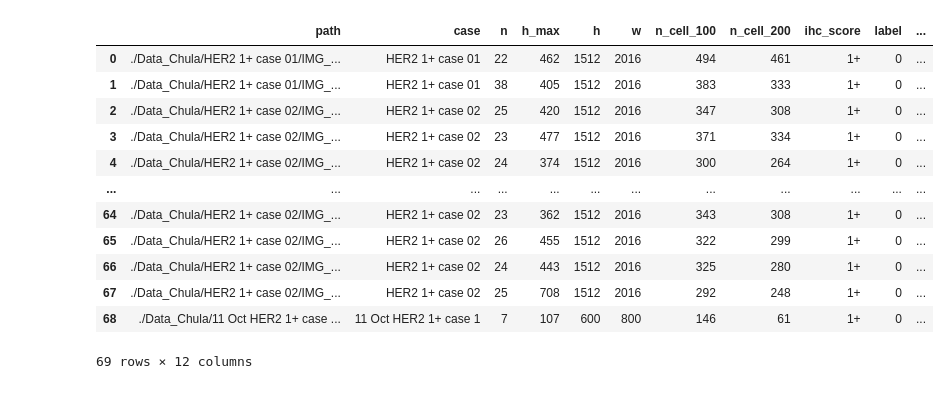
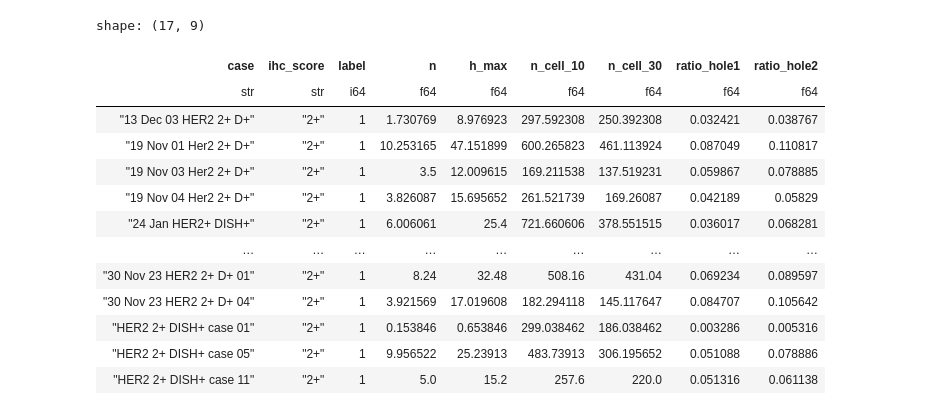
Before and after one commit to Surayuth/her2ml, a Jupyter notebook: notebooks/eda_line_feat3.ipynb, the cells around one changed output. Saved outputs shown, nothing was run; the diff lists cells and outputs as text; code cells hidden in the pictures.

```diff
--- a/notebooks/eda_line_feat3.ipynb
+++ b/notebooks/eda_line_feat3.ipynb
@@ -3,10 +3,10 @@ import polars as pl
 import seaborn as sns
 import matplotlib.pyplot as plt
 # %%
-df = pl.read_csv("/home/surayuth/her2/extracted_features/linefeat_v3|scale_0.5|minhole_10|n_cell_100|n_cell_200|min_cont_0.05.csv") \
+df = pl.read_csv("/home/surayuth/her2/extracted_features/linefeat_v3|scale_0.5|minhole_10|n_cell_10|n_cell_30|min_cont_0.1.csv") \
     .with_columns(
-        (pl.col("h_max") / pl.col("n_cell_100")).alias("ratio_hole1"),
-        (pl.col("h_max") / pl.col("n_cell_200")).alias("ratio_hole2")
+        (pl.col("h_max") / pl.col("n_cell_10")).alias("ratio_hole1"),
+        (pl.col("h_max") / pl.col("n_cell_30")).alias("ratio_hole2")
     )
 # %%
 df
@@ -78,0 +49,16 @@ shape: (21, 3)
+# %%
+agg = df \
+    .group_by("case") \
+    .agg(
+        pl.col("ihc_score").first(),
+        pl.col("label").first(),
+        pl.col("n").mean(),
+        pl.col("h_max").mean(),
+        pl.col("n_cell_10").mean(),
+        pl.col("n_cell_30").mean(),
+        pl.col("ratio_hole1").mean(),
+        pl.col("ratio_hole2").mean()
+    ) \
+    .sort("label", "ihc_score", "case")
+
+agg
@@ -79,21 +86,21 @@ shape: (21, 3)
 # %%
-df \
+agg \
+    .filter(pl.col("ihc_score") == "2+") \
     .filter(
-        (pl.col("ihc_score") == "1+") &
-        (pl.col("ratio_hole2") >= 1)
-    ) \
-    .to_pandas()
+        pl.col("ratio_hole1") < 0.1
+    )
 # %% [output]
+shape: (17, 9)
-|  | path | case | n | h_max | h | w | n_cell_100 | n_cell_200 | ihc_score | label | ... |
-| 0 | ./Data_Chula/HER2 1+ case 01/IMG_... | HER2 1+ case 01 | 22 | 462 | 1512 | 2016 | 494 | 461 | 1+ | 0 | ... |
-| 1 | ./Data_Chula/HER2 1+ case 01/IMG_... | HER2 1+ case 01 | 38 | 405 | 1512 | 2016 | 383 | 333 | 1+ | 0 | ... |
-| 2 | ./Data_Chula/HER2 1+ case 02/IMG_... | HER2 1+ case 02 | 25 | 420 | 1512 | 2016 | 347 | 308 | 1+ | 0 | ... |
-| 3 | ./Data_Chula/HER2 1+ case 02/IMG_... | HER2 1+ case 02 | 23 | 477 | 1512 | 2016 | 371 | 334 | 1+ | 0 | ... |
-| 4 | ./Data_Chula/HER2 1+ case 02/IMG_... | HER2 1+ case 02 | 24 | 374 | 1512 | 2016 | 300 | 264 | 1+ | 0 | ... |
-| ... | ... | ... | ... | ... | ... | ... | ... | ... | ... | ... | ... |
-| 64 | ./Data_Chula/HER2 1+ case 02/IMG_... | HER2 1+ case 02 | 23 | 362 | 1512 | 2016 | 343 | 308 | 1+ | 0 | ... |
-| 65 | ./Data_Chula/HER2 1+ case 02/IMG_... | HER2 1+ case 02 | 26 | 455 | 1512 | 2016 | 322 | 299 | 1+ | 0 | ... |
-| 66 | ./Data_Chula/HER2 1+ case 02/IMG_... | HER2 1+ case 02 | 24 | 443 | 1512 | 2016 | 325 | 280 | 1+ | 0 | ... |
-| 67 | ./Data_Chula/HER2 1+ case 02/IMG_... | HER2 1+ case 02 | 25 | 708 | 1512 | 2016 | 292 | 248 | 1+ | 0 | ... |
-| 68 | ./Data_Chula/11 Oct HER2 1+ case ... | 11 Oct HER2 1+ case 1 | 7 | 107 | 600 | 800 | 146 | 61 | 1+ | 0 | ... |
+| case | ihc_score | label | n | h_max | n_cell_10 | n_cell_30 | ratio_hole1 | ratio_hole2 |
+| str | str | i64 | f64 | f64 | f64 | f64 | f64 | f64 |
+| "13 Dec 03 HER2 2+ D+" | "2+" | 1 | 1.730769 | 8.976923 | 297.592308 | 250.392308 | 0.032421 | 0.038767 |
+| "19 Nov 01 Her2 2+ D+" | "2+" | 1 | 10.253165 | 47.151899 | 600.265823 | 461.113924 | 0.087049 | 0.110817 |
+| "19 Nov 03 Her2 2+ D+" | "2+" | 1 | 3.5 | 12.009615 | 169.211538 | 137.519231 | 0.059867 | 0.078885 |
+| "19 Nov 04 Her2 2+ D+" | "2+" | 1 | 3.826087 | 15.695652 | 261.521739 | 169.26087 | 0.042189 | 0.05829 |
+| "24 Jan HER2+ DISH+" | "2+" | 1 | 6.006061 | 25.4 | 721.660606 | 378.551515 | 0.036017 | 0.068281 |
+| … | … | … | … | … | … | … | … | … |
+| "30 Nov 23 HER2 2+ D+ 01" | "2+" | 1 | 8.24 | 32.48 | 508.16 | 431.04 | 0.069234 | 0.089597 |
+| "30 Nov 23 HER2 2+ D+ 04" | "2+" | 1 | 3.921569 | 17.019608 | 182.294118 | 145.117647 | 0.084707 | 0.105642 |
+| "HER2 2+ DISH+ case 01" | "2+" | 1 | 0.153846 | 0.653846 | 299.038462 | 186.038462 | 0.003286 | 0.005316 |
+| "HER2 2+ DISH+ case 05" | "2+" | 1 | 9.956522 | 25.23913 | 483.73913 | 306.195652 | 0.051088 | 0.078886 |
+| "HER2 2+ DISH+ case 11" | "2+" | 1 | 5.0 | 15.2 | 257.6 | 220.0 | 0.051316 | 0.061138 |
-69 rows × 12 columns
```
Also changed, not shown: parts of 9 cells of this notebook, 11 other files.
